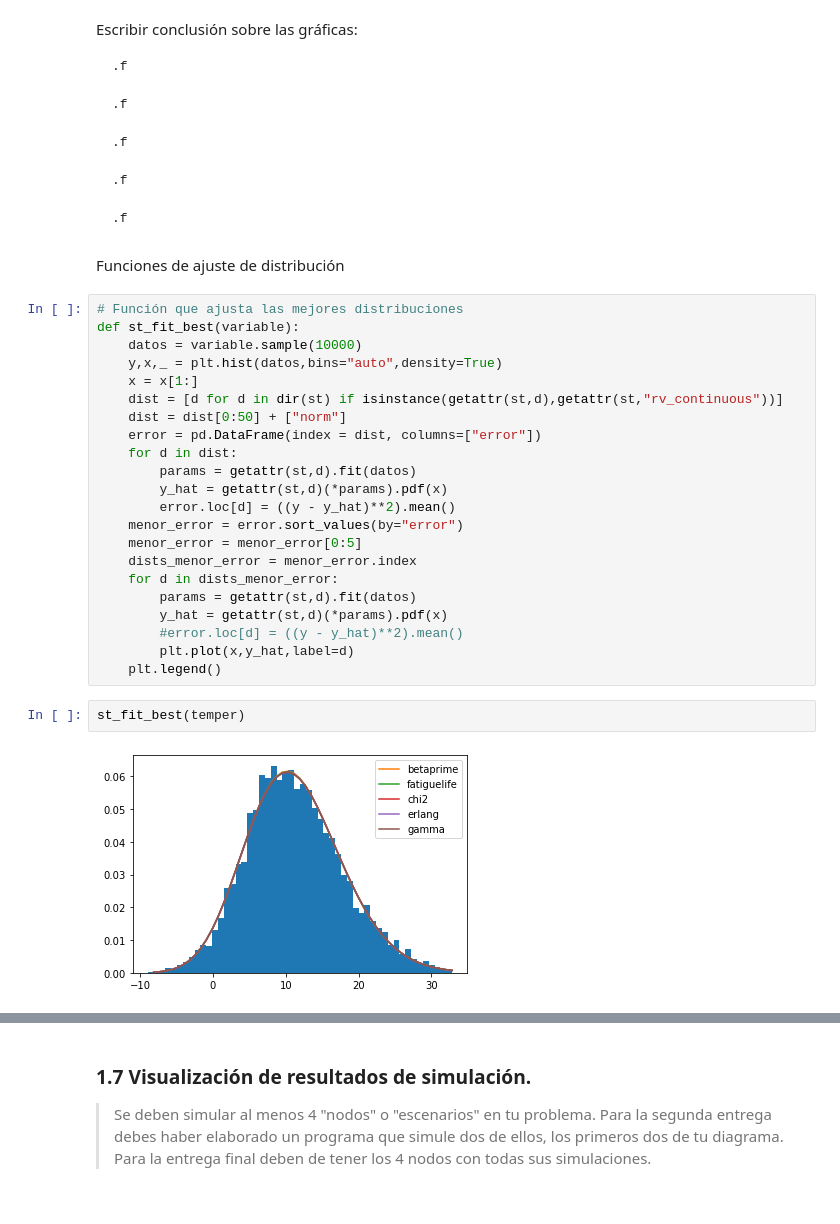
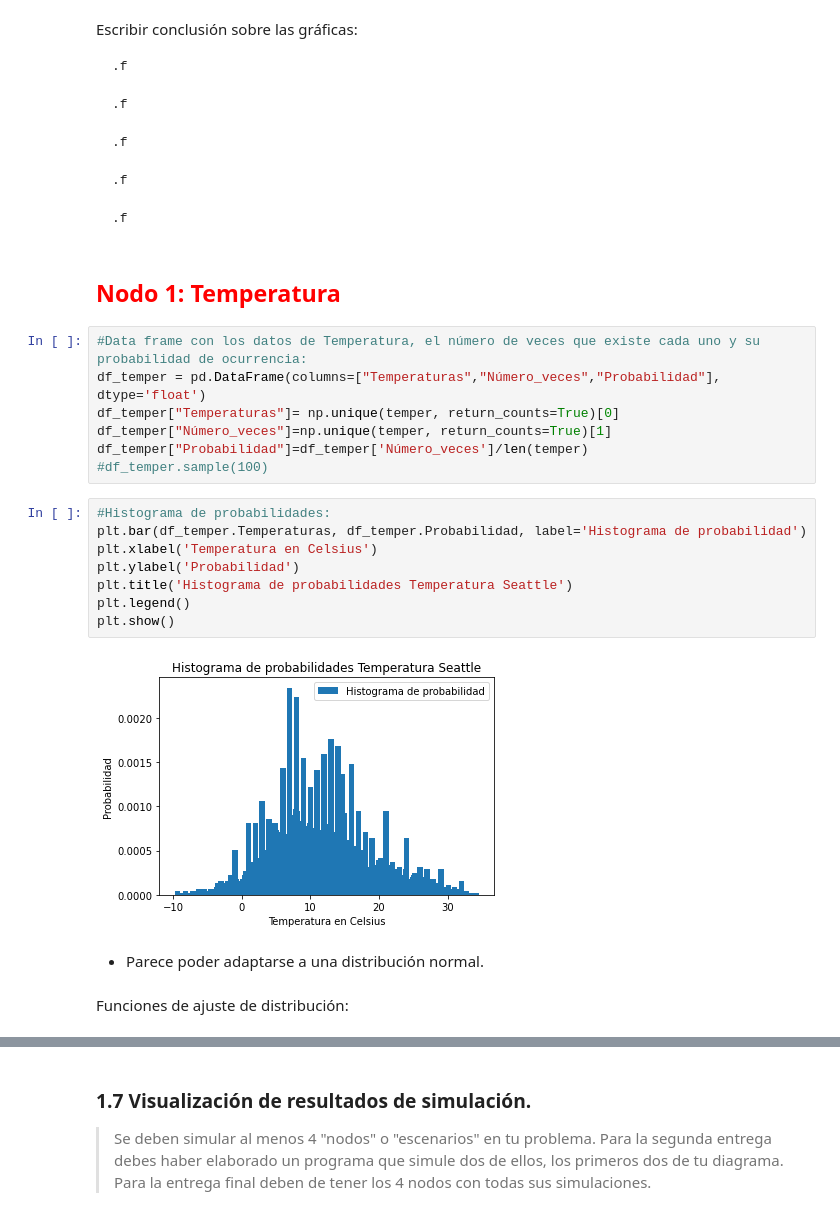
Before and after one commit to PintorOD1997/ProyectoConjunto_LandaverdeI_PintorD, a Jupyter notebook: ProyectoModulo1_OchoaD_MercadoI.ipynb, the cells around one changed output, grey strips where cells are left out. Drawn from its saved outputs; the diff is of its cells as text.

Commit message:
Corrección histogramas

```diff
--- a/ProyectoModulo1_OchoaD_MercadoI.ipynb
+++ b/ProyectoModulo1_OchoaD_MercadoI.ipynb
@@ -628,31 +555,26 @@ Escribir conclusión sobre las gráficas:
     .f
 
     .f
+# %% [markdown]
+## <font color='red'>  Nodo 1: Temperatura
+# %%
+#Data frame con los datos de Temperatura, el número de veces que existe cada uno y su probabilidad de ocurrencia:
+df_temper = pd.DataFrame(columns=["Temperaturas","Número_veces","Probabilidad"], dtype='float')
+df_temper["Temperaturas"]= np.unique(temper, return_counts=True)[0]
+df_temper["Número_veces"]=np.unique(temper, return_counts=True)[1]
+df_temper["Probabilidad"]=df_temper['Número_veces']/len(temper)
+#df_temper.sample(100)
+# %%
+#Histograma de probabilidades:
+plt.bar(df_temper.Temperaturas, df_temper.Probabilidad, label='Histograma de probabilidad')
+plt.xlabel('Temperatura en Celsius')
+plt.ylabel('Probabilidad')
+plt.title('Histograma de probabilidades Temperatura Seattle')
+plt.legend()
+plt.show()
+# %% [output]
+[figure, added]
+# %% [markdown]
+- Parece poder adaptarse a una distribución normal.
 # %% [markdown]
-Funciones de ajuste de distribución
+Funciones de ajuste de distribución:
-# %%
-# Función que ajusta las mejores distribuciones
-def st_fit_best(variable):
-    datos = variable.sample(10000)
-    y,x,_ = plt.hist(datos,bins="auto",density=True)
-    x = x[1:]
-    dist = [d for d in dir(st) if isinstance(getattr(st,d),getattr(st,"rv_continuous"))]
-    dist = dist[0:50] + ["norm"]
-    error = pd.DataFrame(index = dist, columns=["error"])
-    for d in dist:
-        params = getattr(st,d).fit(datos)
-        y_hat = getattr(st,d)(*params).pdf(x)
-        error.loc[d] = ((y - y_hat)**2).mean()
-    menor_error = error.sort_values(by="error")
-    menor_error = menor_error[0:5]
-    dists_menor_error = menor_error.index
-    for d in dists_menor_error:
-        params = getattr(st,d).fit(datos)
-        y_hat = getattr(st,d)(*params).pdf(x)
-        #error.loc[d] = ((y - y_hat)**2).mean()
-        plt.plot(x,y_hat,label=d)
-    plt.legend()
-# %%
-st_fit_best(temper)
-# %% [output]
-[figure, removed]
```
Also changed, not shown: parts of 44 cells of this notebook.
